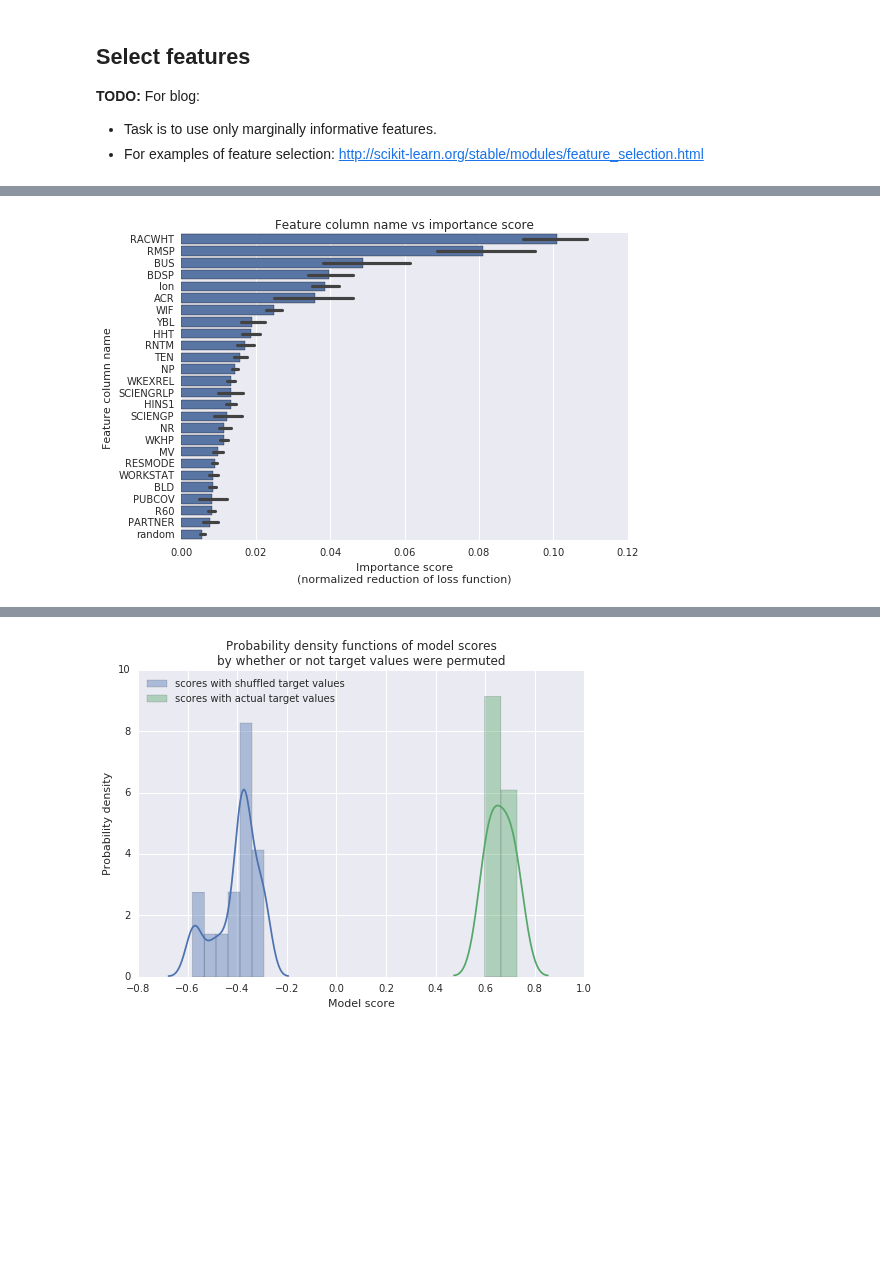
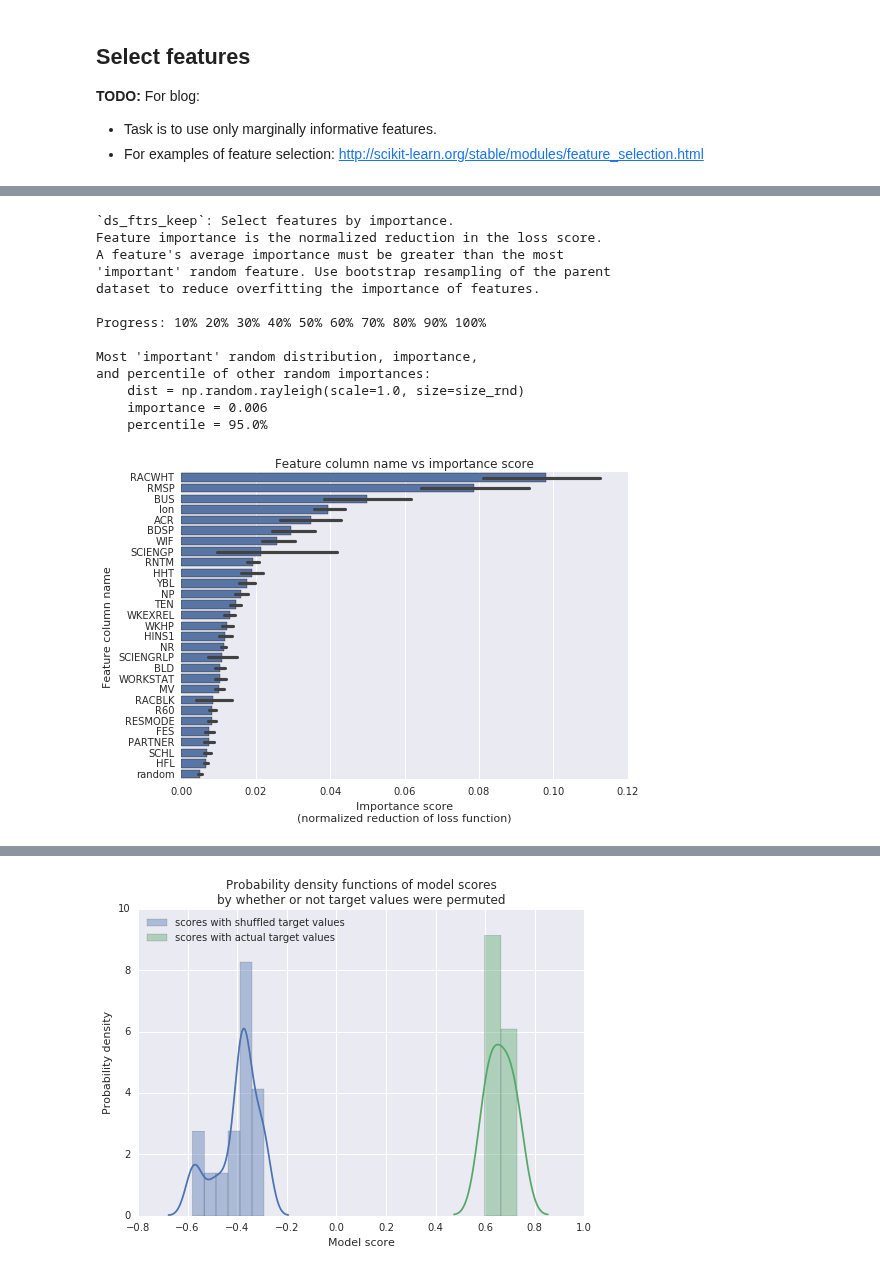
Before and after one commit to stharrold/stharrold.github.io, a Jupyter notebook: content/static/20160221-predict-household-income-from-census/20160221-predict-household-income-from-census.ipynb, the cells around one changed output, grey strips where cells are left out. Saved outputs shown, nothing was run; the diff lists cells and outputs as text; code cells hidden in the pictures; blank space fills up the shorter version.

Commit message:
20160221...md: starting calc_feature_importance, ref #36

```diff
--- a/content/static/20160221-predict-household-income-from-census/20160221-predict-household-income-from-census.ipynb
+++ b/content/static/20160221-predict-household-income-from-census/20160221-predict-household-income-from-census.ipynb
@@ -635,43 +656,45 @@ for (inum, dist) in enumerate(dists):
     df_ftrs_rnd['random'] = eval(dist)
     idxs_sub = np.random.choice(a=size_rnd, size=size_sub, replace=True)
     (ftrs_train, ftrs_test, trg_train, trg_test, pwt_train, pwt_test) = sk_cv.train_test_split(
         df_ftrs_rnd.values[idxs_sub], ds_trg.values[idxs_sub], ds_pwt.values[idxs_sub], test_size=0.2)
     # Note: n_estimators impact the feature importances but only have a small effect on the relative importances.
     est = sk_ens.ExtraTreesRegressor(n_estimators=10, n_jobs=-1)
     est.fit(X=ftrs_train, y=trg_train, sample_weight=pwt_train)
     for (col, imp) in zip(df_ftrs_rnd.columns, est.feature_importances_):
         ftrs_imps[col].append(imp)
     print("{frac:.0%}".format(frac=(inum+1)/len(dists)), end=' ')
+del df_ftrs_rnd # df_ftrs is large. Free up RAM.
 print('\n')
-
-
-# Calculate the maximum importance from the random features.
-rnd_max_idx = np.argmax(ftrs_imps['random'])
-rnd_imp = ftrs_imps['random'][rnd_max_idx]
-print("Most 'important' random distribution, importance,\n"
-      "and percentile of other random importances:")
-print("    dist = {dist}".format(dist=dists[rnd_max_idx]))
-print("    importance = {imp:.3f}".format(imp=rnd_imp))
-print("    percentile = {pct:.1f}%".format(
-        pct=scipy.stats.percentileofscore(
-            a=ftrs_imps['random'], score=rnd_imp, kind='mean')))
 
 # Calculate the average feature importances and plot.
 df_ftrs_imps = pd.DataFrame.from_dict(ftrs_imps)
 ds_ftrs_imps_mean = df_ftrs_imps.mean()
 tfmask = (ds_ftrs_imps_mean > df_ftrs_imps['random'].max())
 ds_ftrs_keep = ds_ftrs_imps_mean[tfmask].sort_values(ascending=False)
 idxs_ftrs_plot = ds_ftrs_keep.index.append(pd.Index(['random']))
 sns.barplot(
     data=df_ftrs_imps[idxs_ftrs_plot], order=idxs_ftrs_plot, ci=95,
     orient='h', color=sns.color_palette()[0])
 plt.title("Feature column name vs importance score")
 plt.xlabel("Importance score\n" +
            "(normalized reduction of loss function)")
 plt.ylabel("Feature column name")
 plt.show()
 
 time_stop = time.perf_counter()
 print("Time elapsed (sec) = {diff:.1f}".format(diff=time_stop-time_start))
 # %% [output]
+`ds_ftrs_keep`: Select features by importance.
+Feature importance is the normalized reduction in the loss score.
+A feature's average importance must be greater than the most
+'important' random feature. Use bootstrap resampling of the parent
+dataset to reduce overfitting the importance of features.
+
+Progress: 10% 20% 30% 40% 50% 60% 70% 80% 90% 100%
+
+Most 'important' random distribution, importance,
+and percentile of other random importances:
+    dist = np.random.rayleigh(scale=1.0, size=size_rnd)
+    importance = 0.006
+    percentile = 95.0%
-[figure, old version]
+[figure, new version]
```
Also changed, not shown: parts of 10 cells of this notebook.
